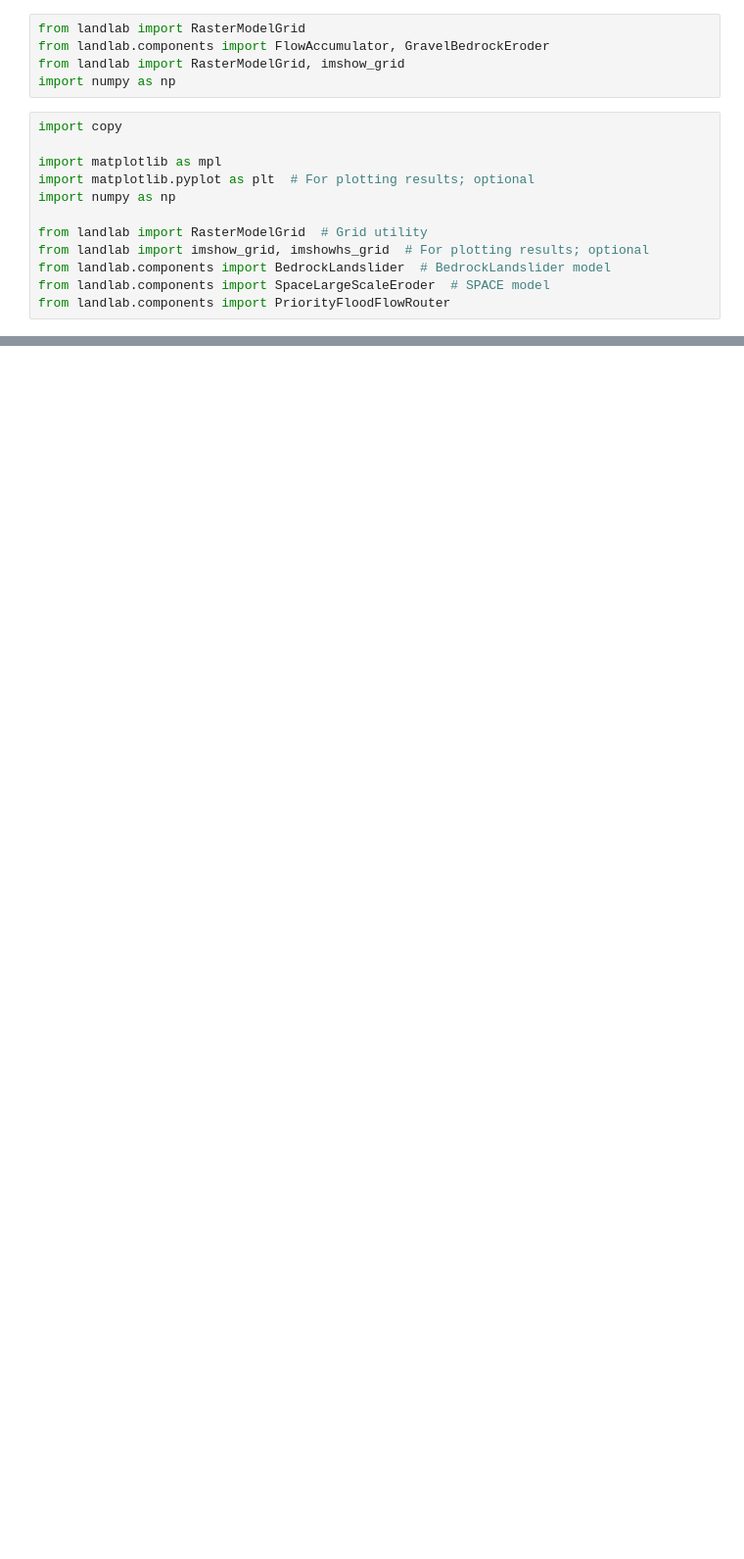
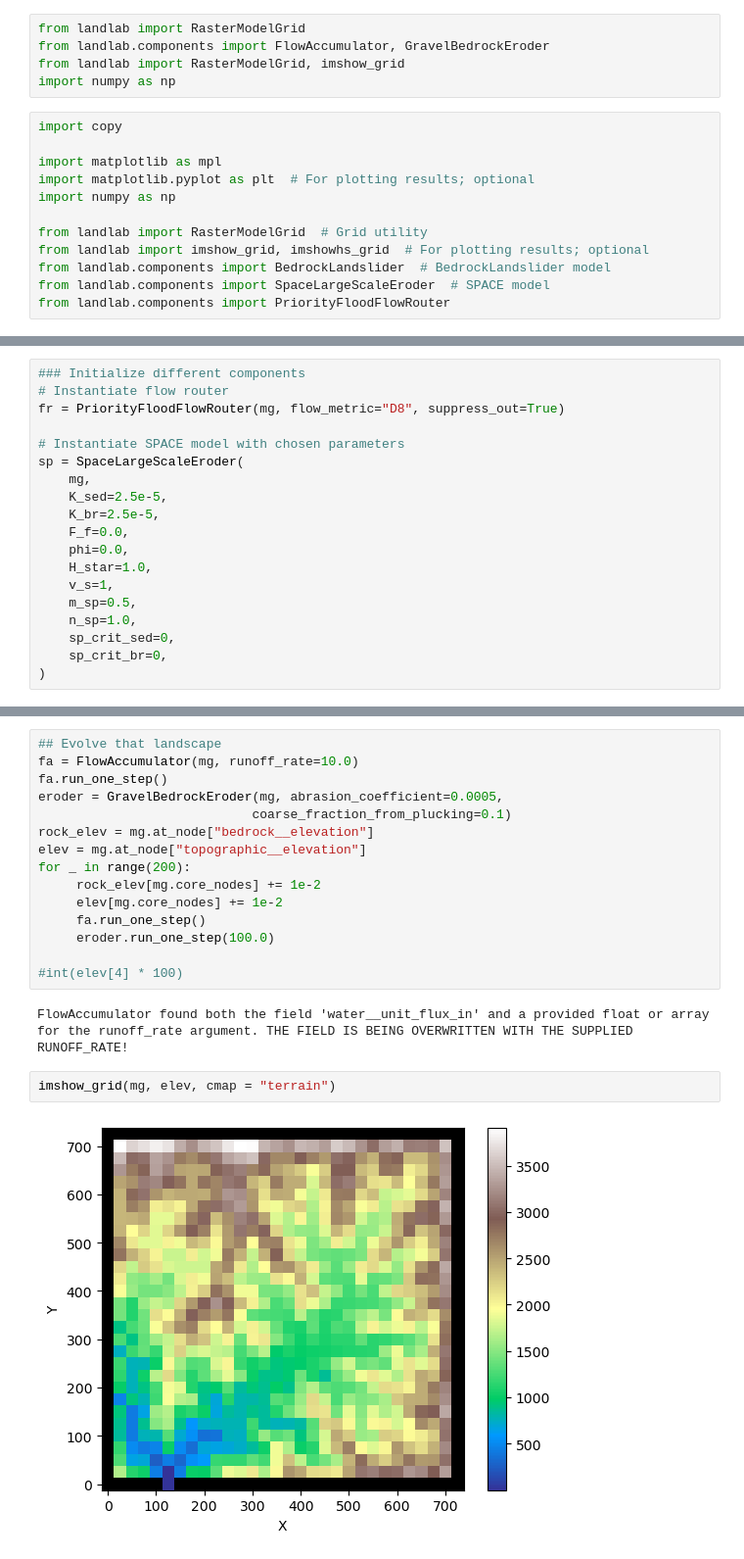
Before and after one commit to csdms-espin/EventSediment, a Jupyter notebook: fake_eroder.ipynb, the cells around one changed output, grey strips where cells are left out. Shown at 98% size. Saved outputs shown, nothing was run; the diff lists cells and outputs as text; blank space fills up the shorter version.

Commit message:
Added gravel bedrock erosion to fake landscape

```diff
--- a/fake_eroder.ipynb
+++ b/fake_eroder.ipynb
@@ -33,0 +66,19 @@ grid.status_at_node[5] = grid.BC_NODE_IS_FIXED_VALUE # Open watershed outlet
+# %%
+### Initialize different components
+# Instantiate flow router
+fr = PriorityFloodFlowRouter(mg, flow_metric="D8", suppress_out=True)
+
+# Instantiate SPACE model with chosen parameters
+sp = SpaceLargeScaleEroder(
+    mg,
+    K_sed=2.5e-5,
+    K_br=2.5e-5,
+    F_f=0.0,
+    phi=0.0,
+    H_star=1.0,
+    v_s=1,
+    m_sp=0.5,
+    n_sp=1.0,
+    sp_crit_sed=0,
+    sp_crit_br=0,
+)
@@ -33,0 +184,21 @@ grid.status_at_node[5] = grid.BC_NODE_IS_FIXED_VALUE # Open watershed outlet
+# %%
+## Evolve that landscape
+fa = FlowAccumulator(mg, runoff_rate=10.0)
+fa.run_one_step()
+eroder = GravelBedrockEroder(mg, abrasion_coefficient=0.0005,
+                            coarse_fraction_from_plucking=0.1)
+rock_elev = mg.at_node["bedrock__elevation"]
+elev = mg.at_node["topographic__elevation"]
+for _ in range(200):
+     rock_elev[mg.core_nodes] += 1e-2
+     elev[mg.core_nodes] += 1e-2
+     fa.run_one_step()
+     eroder.run_one_step(100.0)
+
+#int(elev[4] * 100)
+# %% [output]
+FlowAccumulator found both the field 'water__unit_flux_in' and a provided float or array for the runoff_rate argument. THE FIELD IS BEING OVERWRITTEN WITH THE SUPPLIED RUNOFF_RATE!
+# %%
+imshow_grid(mg, elev, cmap = "terrain")
+# %% [output]
+[figure, added]
```
Also changed, not shown: parts of 7 cells of this notebook.
